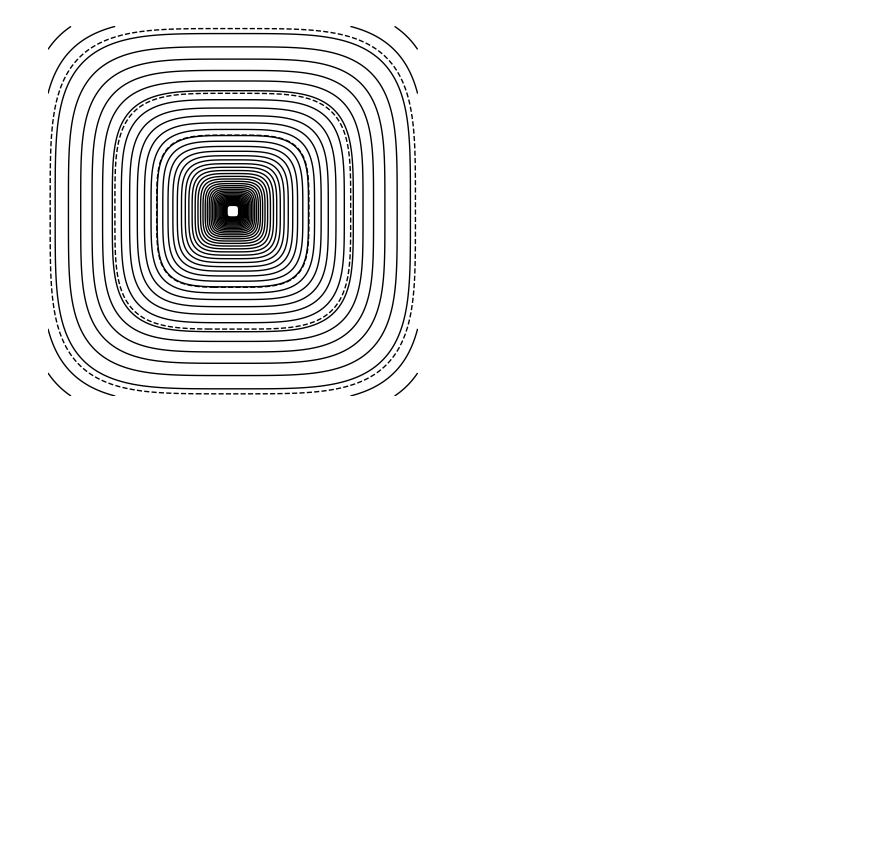
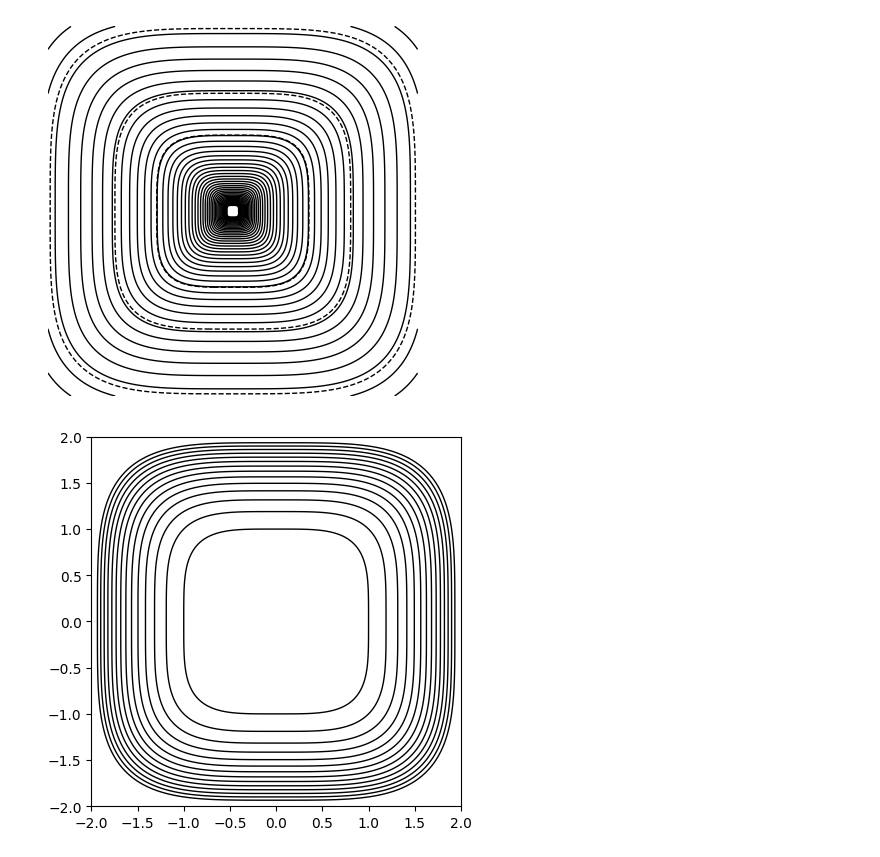
Before and after one commit to viktor-kertanov/master-math, a Jupyter notebook: ch10_art_trigonometry/3_squircle.ipynb, the cells around one changed output. Cells and saved outputs as stored; diff of their text form; code cells hidden in the pictures; blank space fills up the shorter version.

```diff
--- a/ch10_art_trigonometry/3_squircle.ipynb
+++ b/ch10_art_trigonometry/3_squircle.ipynb
@@ -51,3 +53,22 @@ plt.savefig('squircles.svg')
 plt.show()
 # %% [output]
 [figure]
+# %%
+# In squircle let's start with x^4 + y^4 = a
+a = 1
+for i in range(1,15):
+    x = np.linspace(-i, i, 1000)
+    y = np.linspace(-i, i, 1000)
+    X, Y = np.meshgrid(x, y)
+    Fxy = X**4 + Y**4 - i
+
+    plt.contour(X, Y, Fxy, 0, linewidths=1, colors='k')
+
+
+plt.axis([-2,2,-2,2])
+plt.gca().set_aspect('equal')
+# plt.axis('square')
+# plt.gcf().set_size_inches(11.8, 11.8)
+plt.show()
+# %% [output]
+[figure, added]
```
Also changed, not shown: parts of 1 cell of this notebook, 31 other files.
